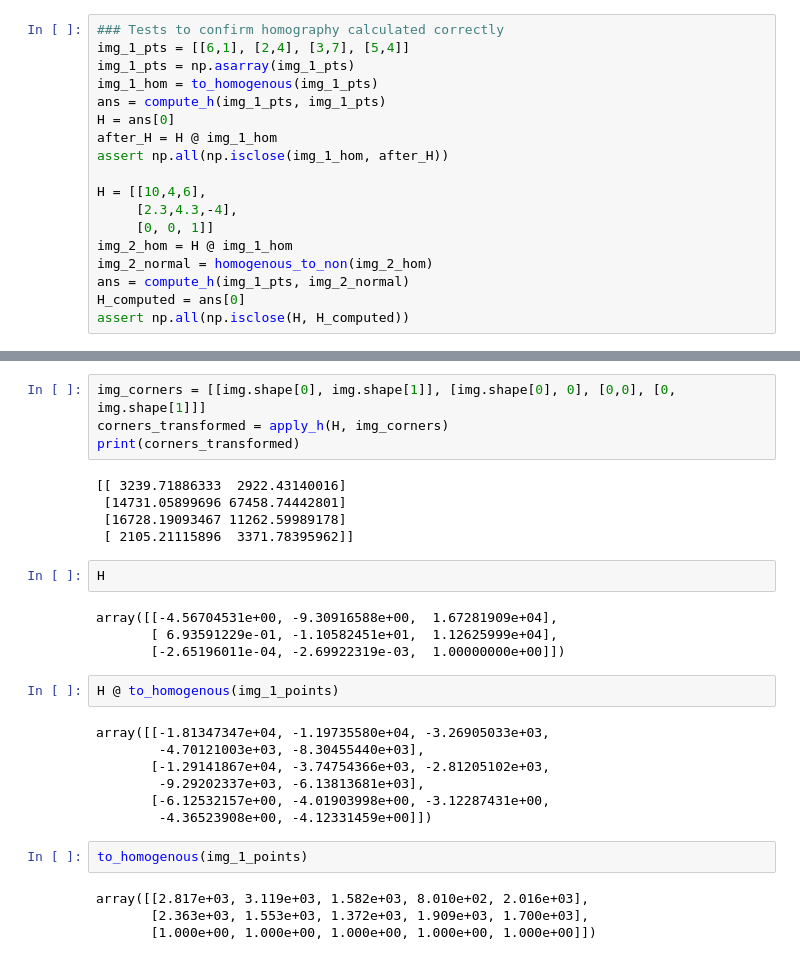
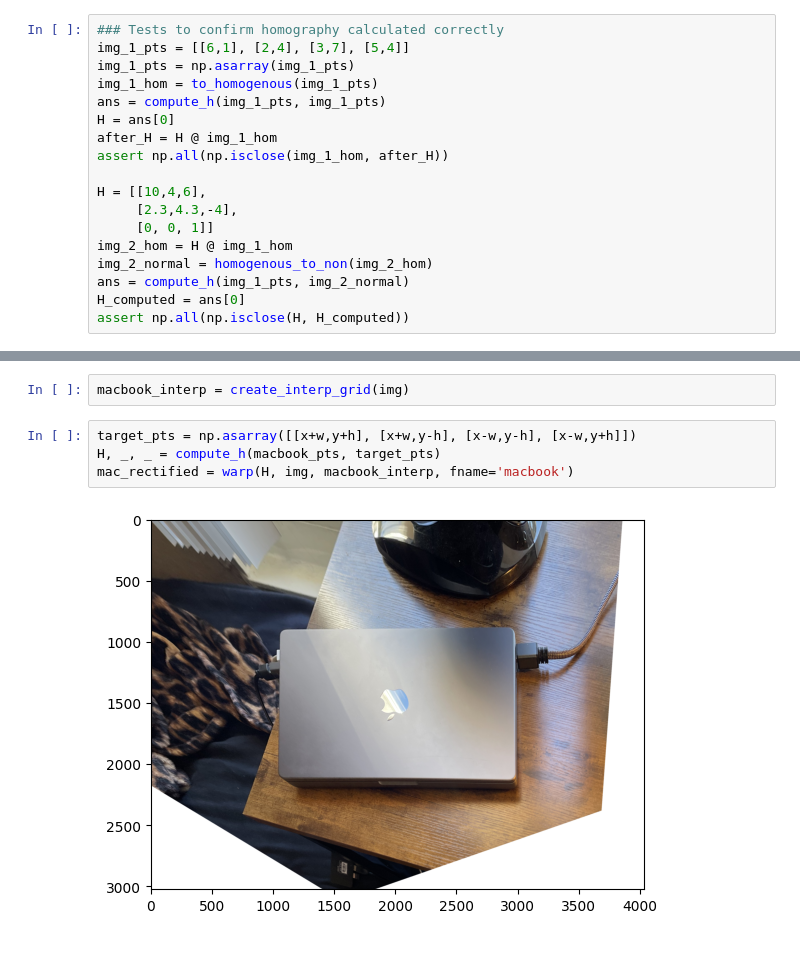
Before and after one commit to aayushg55/CS180_proj4, a Jupyter notebook: main.ipynb, the cells around one changed output, grey strips where cells are left out. Saved outputs shown, nothing was run; the diff lists cells and outputs as text.

```diff
--- a/main.ipynb
+++ b/main.ipynb
@@ -214,30 +199,8 @@ array([[-2.08063659e+04,  2.91744593e+03, -3.46171109e+04,
-# %%
-img_corners = [[img.shape[0], img.shape[1]], [img.shape[0], 0], [0,0], [0, img.shape[1]]]
-corners_transformed = apply_h(H, img_corners)
-print(corners_transformed)
-# %% [output]
-[[ 3239.71886333  2922.43140016]
- [14731.05899696 67458.74442801]
- [16728.19093467 11262.59989178]
- [ 2105.21115896  3371.78395962]]
-# %%
-H
-# %% [output]
-array([[-4.56704531e+00, -9.30916588e+00,  1.67281909e+04],
-       [ 6.93591229e-01, -1.10582451e+01,  1.12625999e+04],
-       [-2.65196011e-04, -2.69922319e-03,  1.00000000e+00]])
-# %%
-H @ to_homogenous(img_1_points)
-# %% [output]
-array([[-1.81347347e+04, -1.19735580e+04, -3.26905033e+03,
-        -4.70121003e+03, -8.30455440e+03],
-       [-1.29141867e+04, -3.74754366e+03, -2.81205102e+03,
-        -9.29202337e+03, -6.13813681e+03],
-       [-6.12532157e+00, -4.01903998e+00, -3.12287431e+00,
-        -4.36523908e+00, -4.12331459e+00]])
-# %%
-to_homogenous(img_1_points)
-# %% [output]
-array([[2.817e+03, 3.119e+03, 1.582e+03, 8.010e+02, 2.016e+03],
-       [2.363e+03, 1.553e+03, 1.372e+03, 1.909e+03, 1.700e+03],
-       [1.000e+00, 1.000e+00, 1.000e+00, 1.000e+00, 1.000e+00]])
+# %%
+macbook_interp = create_interp_grid(img)
+# %%
+target_pts = np.asarray([[x+w,y+h], [x+w,y-h], [x-w,y-h], [x-w,y+h]])
+H, _, _ = compute_h(macbook_pts, target_pts)
+mac_rectified = warp(H, img, macbook_interp, fname='macbook')
+# %% [output]
+[figure, added]
```
Also changed, not shown: parts of 17 cells of this notebook, 17 other files.
